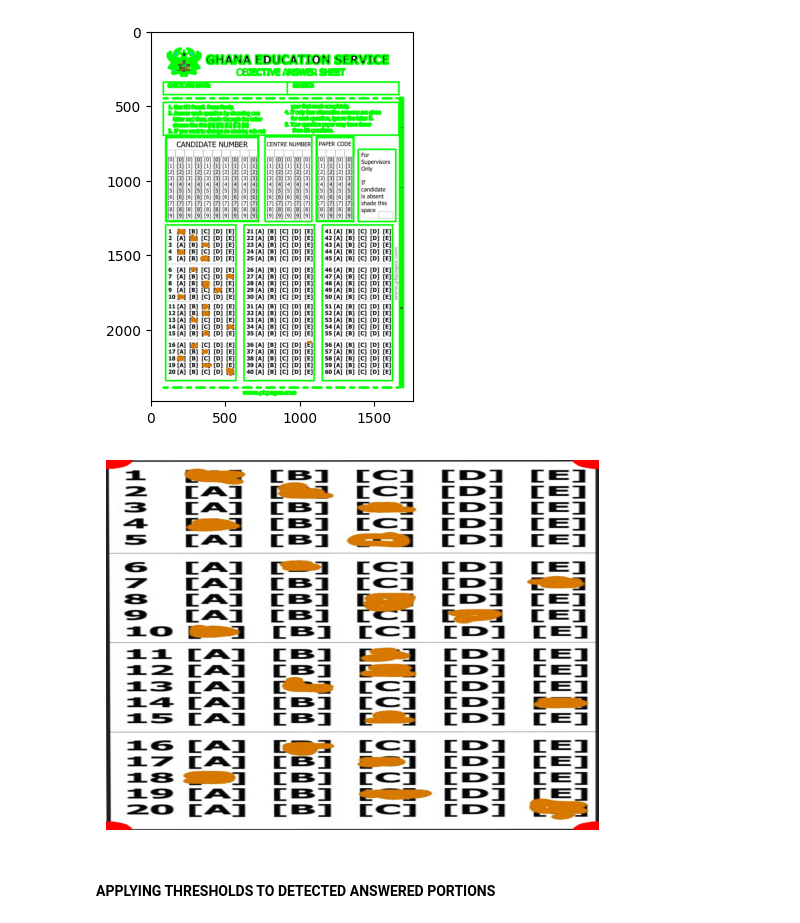
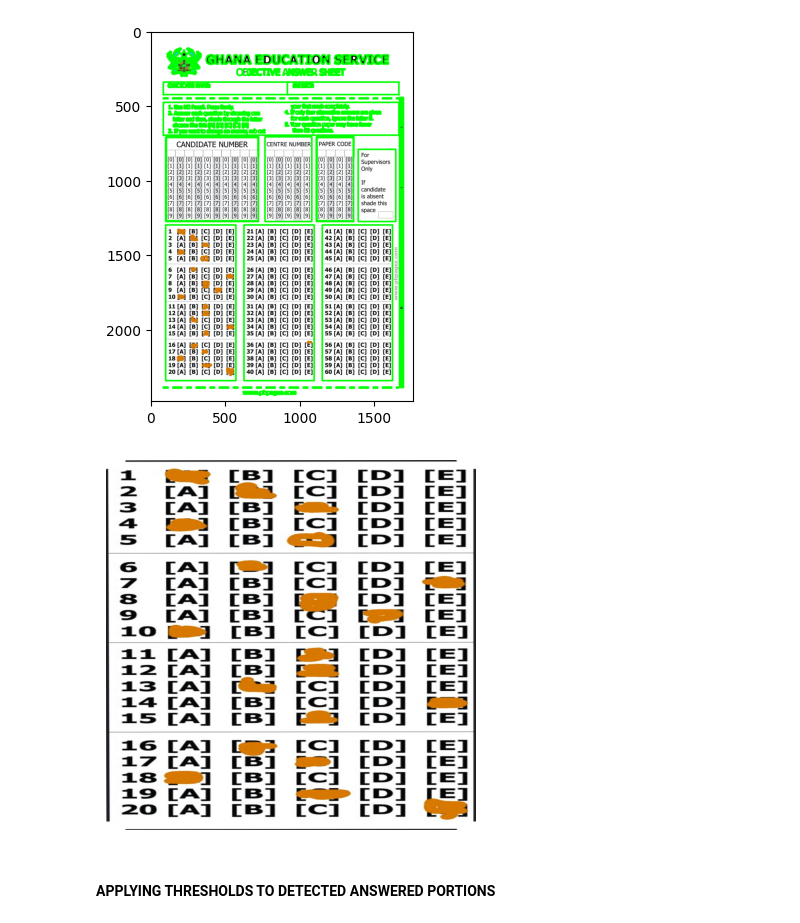
Before and after one commit to KAsare1/OMR, a Jupyter notebook: main.ipynb, the cells around one changed output. Saved outputs shown, nothing was run; the diff lists cells and outputs as text; code cells hidden in the pictures.

Commit message:
update to contours

```diff
--- a/main.ipynb
+++ b/main.ipynb
@@ -92,27 +105,27 @@ def reorder(myPoints):
 # %%
 answered_objectives = getCornerPoints(rectCon[2])
 img_answered = image.copy()
 
 widthImg = 1200
-heightImg = 1600
+heightImg = 1200
 
 if answered_objectives.size != 0:
-    cv2.drawContours(img_answered, answered_objectives, -1, (255, 0, 0), 50)
+    cv2.drawContours(img_answered, answered_objectives, -1, (255, 255, 255), 50)
     reorder(answered_objectives)
 
     pt1 = np.float32(answered_objectives)
     pt2 = np.float32([[0,0], [widthImg, 0], [widthImg, heightImg], [0,heightImg]])
 
     matrix = cv2.getPerspectiveTransform(pt1, pt2)
     imgWarp = cv2.warpPerspective(img_answered, matrix, (widthImg, heightImg))
     imgFlipped = cv2.flip(imgWarp, 1)
     imgRotated = cv2.rotate(imgFlipped, cv2.ROTATE_90_COUNTERCLOCKWISE)
 
 plt.imshow(imgRotated)
 plt.axis('off')
 plt.show()
 # %% [output]
-[figure, old version]
+[figure, new version]
 # %%
 # def cropImage(image):
 #     image = image[20:375,]
```
Also changed, not shown: parts of 6 cells of this notebook.
